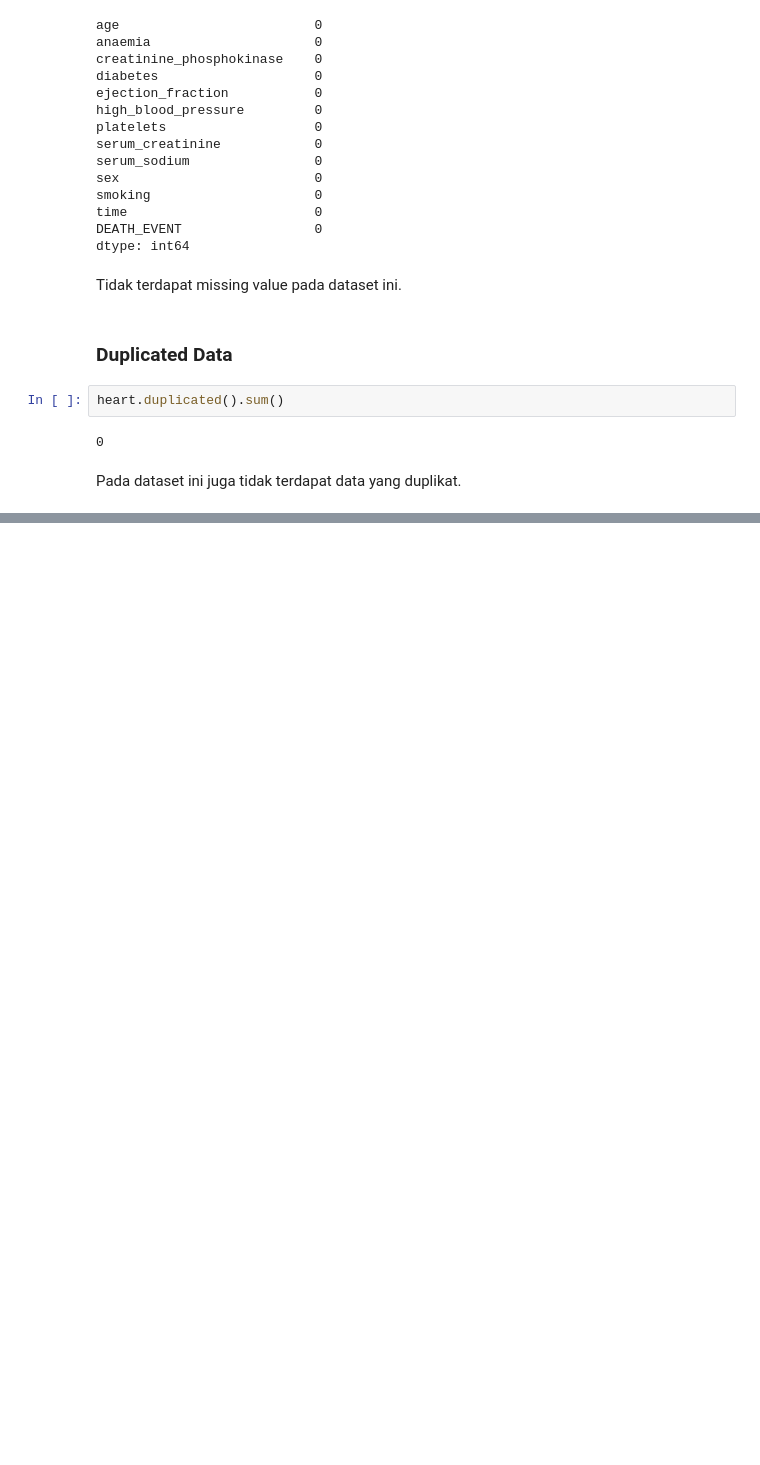
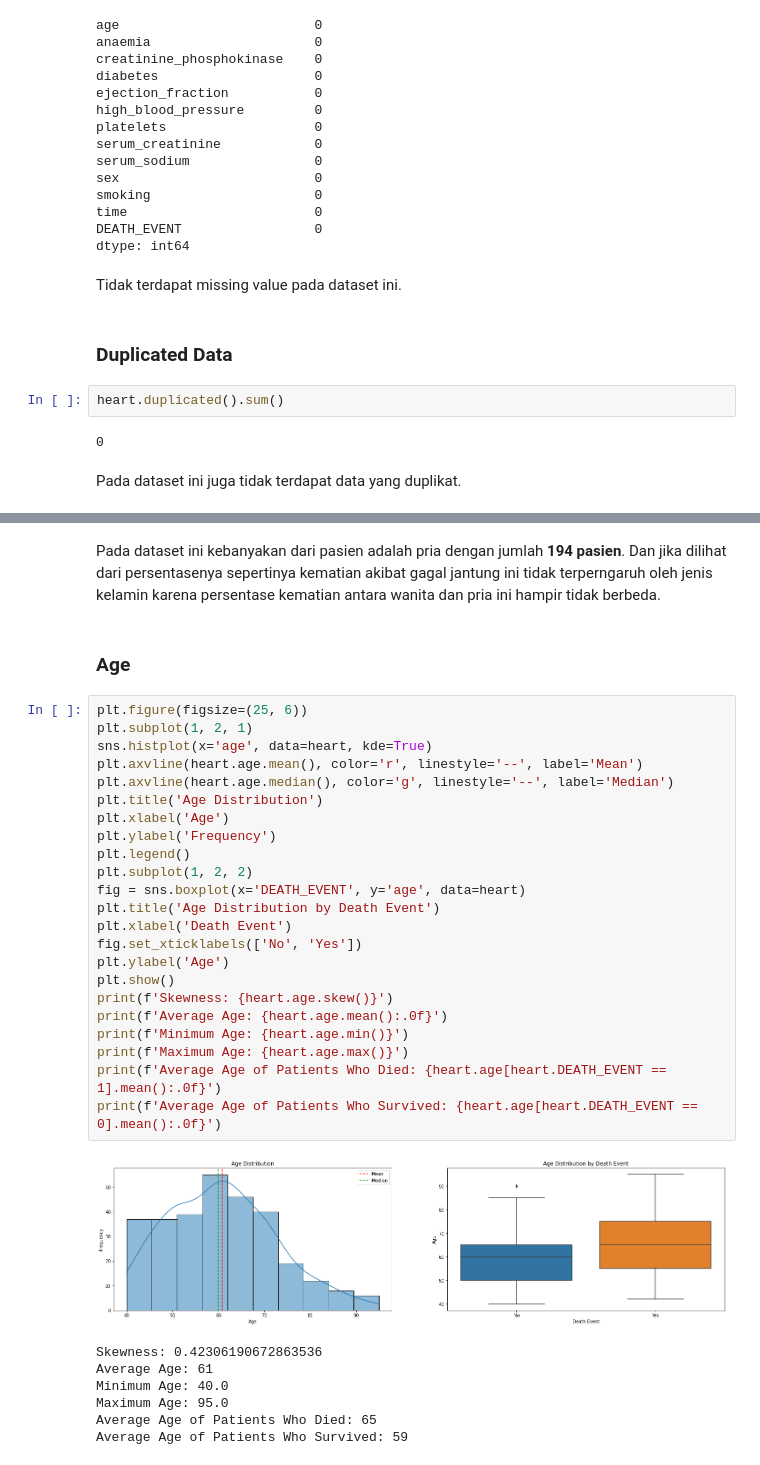
Before and after one commit to Penzragon/h8dsft_P1W2Ens, a Jupyter notebook: script.ipynb, the cells around one changed output, grey strips where cells are left out. Cells and saved outputs as stored; diff of their text form; blank space fills up the shorter version.

```diff
--- a/script.ipynb
+++ b/script.ipynb
@@ -168,0 +221,35 @@ Pada dataset ini juga tidak terdapat data yang duplikat.
+# %% [markdown]
+Pada dataset ini kebanyakan dari pasien adalah pria dengan jumlah **194 pasien**. Dan jika dilihat dari persentasenya sepertinya kematian akibat gagal jantung ini tidak terperngaruh oleh jenis kelamin karena persentase kematian antara wanita dan pria ini hampir tidak berbeda.
+# %% [markdown]
+### Age
+# %%
+plt.figure(figsize=(25, 6))
+plt.subplot(1, 2, 1)
+sns.histplot(x='age', data=heart, kde=True)
+plt.axvline(heart.age.mean(), color='r', linestyle='--', label='Mean')
+plt.axvline(heart.age.median(), color='g', linestyle='--', label='Median')
+plt.title('Age Distribution')
+plt.xlabel('Age')
+plt.ylabel('Frequency')
+plt.legend()
+plt.subplot(1, 2, 2)
+fig = sns.boxplot(x='DEATH_EVENT', y='age', data=heart)
+plt.title('Age Distribution by Death Event')
+plt.xlabel('Death Event')
+fig.set_xticklabels(['No', 'Yes'])
+plt.ylabel('Age')
+plt.show()
+print(f'Skewness: {heart.age.skew()}')
+print(f'Average Age: {heart.age.mean():.0f}')
+print(f'Minimum Age: {heart.age.min()}')
+print(f'Maximum Age: {heart.age.max()}')
+print(f'Average Age of Patients Who Died: {heart.age[heart.DEATH_EVENT == 1].mean():.0f}')
+print(f'Average Age of Patients Who Survived: {heart.age[heart.DEATH_EVENT == 0].mean():.0f}')
+# %% [output]
+[figure, added]
+Skewness: 0.42306190672863536
+Average Age: 61
+Minimum Age: 40.0
+Maximum Age: 95.0
+Average Age of Patients Who Died: 65
+Average Age of Patients Who Survived: 59
```
Also changed, not shown: parts of 52 cells of this notebook.
